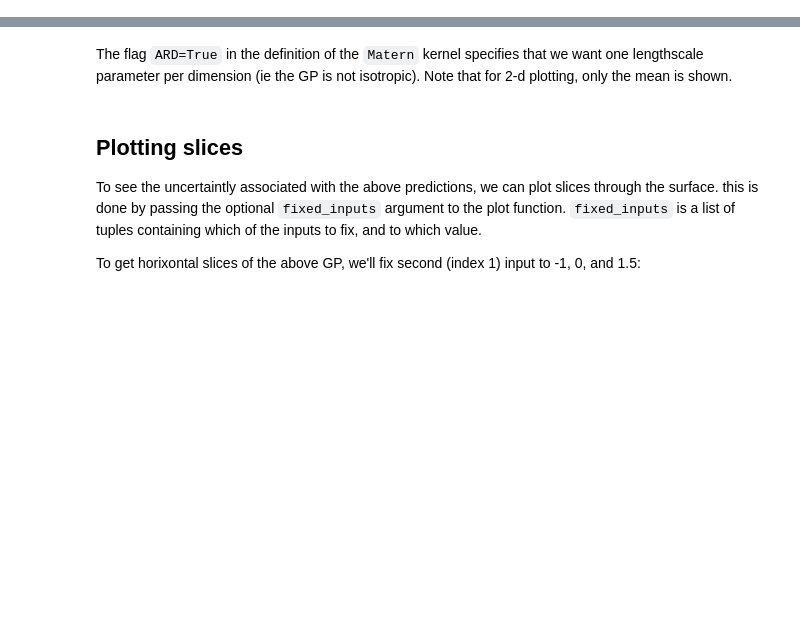
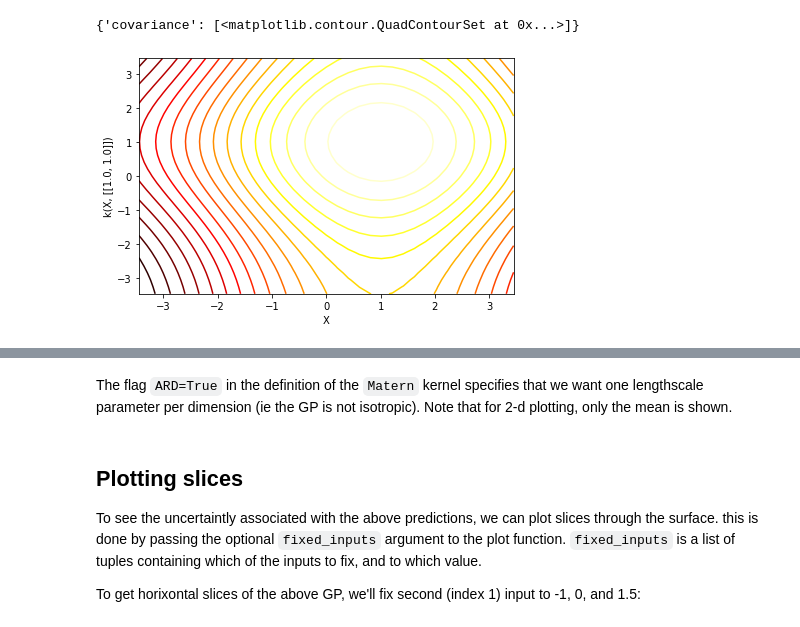
Before and after one commit to jwwtc/code, a Jupyter notebook: gaussian_process_regression/twod_gp.ipynb, the cells around one changed output, grey strips where cells are left out. Saved outputs shown, nothing was run; the diff lists cells and outputs as text; code cells hidden in the pictures; blank space fills up the shorter version.

```diff
--- a/gaussian_process_regression/twod_gp.ipynb
+++ b/gaussian_process_regression/twod_gp.ipynb
@@ -53,0 +64,11 @@ fig = m.plot()
+# %%
+# sum of kernels
+
+k5 = GPy.kern.RBF(1, 1, 2, active_dims=[0])
+k6 = GPy.kern.RBF(1, 3, 3, active_dims=[1])
+
+k_add = k5 + k6
+k_add.plot()
+# %% [output]
+{'covariance': [<matplotlib.contour.QuadContourSet at 0x...>]}
+[figure, added]
```
Also changed, not shown: parts of 23 cells of this notebook, 2 other files.
